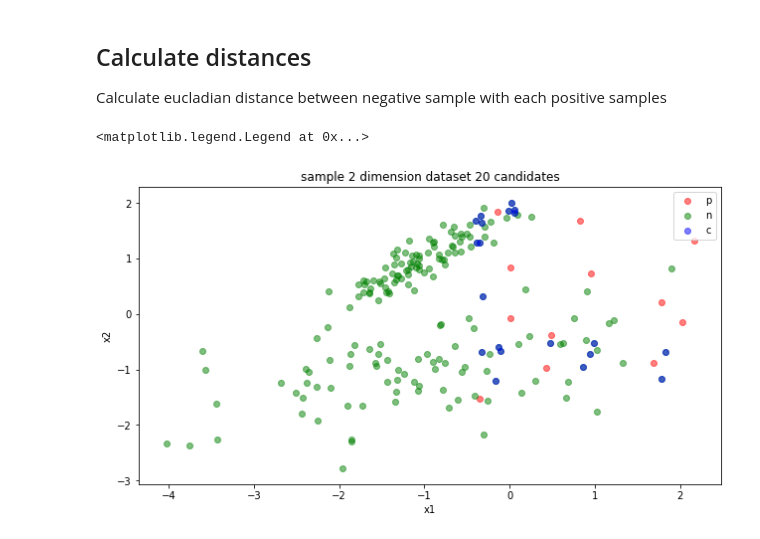
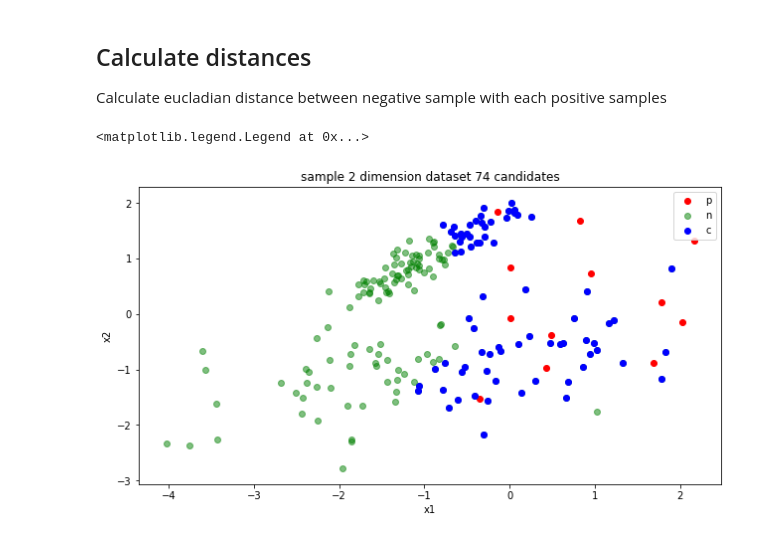
Before and after one commit to auslei/python, a Jupyter notebook: 1nn/1nn_sample.ipynb, the cells around one changed output. Saved outputs shown, nothing was run; the diff lists cells and outputs as text; code cells hidden in the pictures.

```diff
--- a/1nn/1nn_sample.ipynb
+++ b/1nn/1nn_sample.ipynb
@@ -48,7 +48,7 @@ def cartesian_product_basic(left, right):
 # generate euclidean distance
 def ed(x):
     s = len(x)
-    return distance.euclidean(x[1:2], x[3:4])
+    return distance.euclidean(x[1:3], x[3:5])
 
 # take the negative samples change to dataframe, label row number for id
 df_n = pd.DataFrame(X_n).reset_index()
@@ -62,7 +62,7 @@ df_full = cartesian_product_basic(df_n, df_p)
 df_full['d'] = df_full.apply(lambda x: ed(x), axis = 1)
 # %%
 # get percentile
-param = .01
+param = .05
 pct = df_full.d.quantile(param)
 df_full['hit'] = df_full.d.map(lambda x: 1 if x<= pct else 0)
 # %%
@@ -70,21 +70,21 @@ candidate = df_full[df_full.hit==1].obs.unique()
 # %%
 %matplotlib inline
 from matplotlib import pyplot as plt
 
 fig, ax = plt.subplots()
 fig.set_size_inches(10.5, 5.5)
 
 X_n = X[np.where(y==0)]
 X_c = X[np.where(y==0)][candidate]
 X_p = X[np.where(y==1)]
 
-ax.scatter(x = X_p[:,0], y = X_p[:,1], c='r', alpha = 0.5, label='p')
+ax.scatter(x = X_p[:,0], y = X_p[:,1], c='r', alpha = 1, label='p')
 ax.scatter(x = X_n[:,0], y = X_n[:,1], c='g', alpha = 0.5, label='n')
-ax.scatter(x = X_c[:,0], y = X_c[:,1], c='b', alpha = 0.5, label='c')
+ax.scatter(x = X_c[:,0], y = X_c[:,1], c='b', alpha = 1, label='c')
 ax.set_title(f"sample 2 dimension dataset {len(candidate)} candidates")
 ax.set_xlabel('x1')
 ax.set_ylabel('x2')
 ax.legend()
 # %% [output]
 <matplotlib.legend.Legend at 0x...>
-[figure, old version]
+[figure, new version]
```
Also changed, not shown: parts of 2 cells of this notebook.
